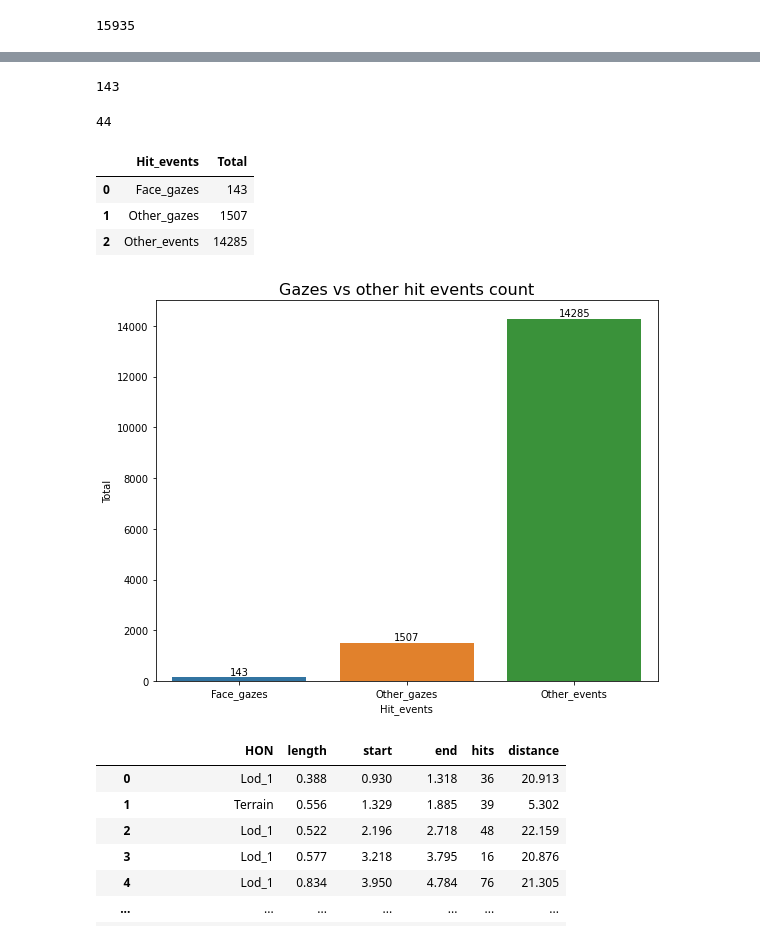
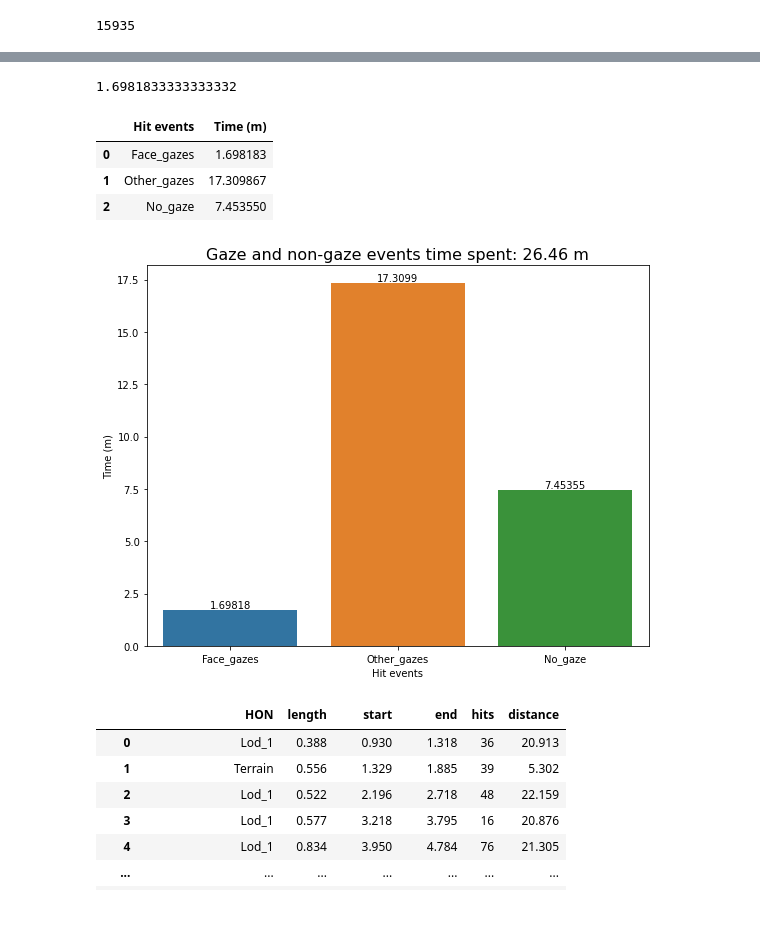
Before and after one commit to JohnMadrid/VillageBehavioralWalk, a Jupyter notebook: positions_filtering.ipynb, the cells around one changed output, grey strips where cells are left out. Cells and saved outputs as stored; diff of their text form; code cells hidden in the pictures.

```diff
--- a/positions_filtering.ipynb
+++ b/positions_filtering.ipynb
@@ -684,21 +688,23 @@ gaze
 face_cond = gaze['HON'].str.contains('face', regex=False, na=False)
 face_fixation = gaze[face_cond]
 face_size = face_fixation.index.size
-face_size
+face_fixation
+
+face_fixation['length'].sum() /60
 # %% [output]
-143
+1.6981833333333332
 # %%
-unique_face = pd.DataFrame(face_fixation['HON'].unique()) # 44 were unique faces
+unique_con = face_fixation['HON'].unique() # 44 were unique faces
 # face_fixation
-
-int(unique_face.index.size)
+unique_face = face_fixation[unique_con]
+unique_face
+# int(unique_face.index.size)
+# sum(unique_face['length']) / 60
-# %% [output]
-44
 # %%
-total_hits = int(len(hit_events_df.index))
-gazes = int(gaze.index.size)
-total_faces = int(face_fixation.index.size)
-unique_faces = int(unique_face.index.size)
+total_hits = sum(hit_events_df['length']) / 60
+gazes = sum(gaze['length']) / 60
+total_faces = sum(face_fixation['length']) / 60
+# unique_faces = int(unique_face.index.size)
 # %%
 # events_viz = pd.DataFrame({'Faces': [total_faces],
 #                            'Other Gazes': [gazes - unique_faces],
@@ -706,24 +712,24 @@ unique_faces = int(unique_face.index.size)
 #                           index=['Hit events'])
 # events_viz
 # %%
-events_viz = pd.DataFrame({'Hit_events': ['Face_gazes', 'Other_gazes', 'Other_events'],
-                           'Total': [total_faces, gazes - total_faces, total_hits - gazes]})
+events_viz = pd.DataFrame({'Hit events': ['Face_gazes', 'Other_gazes', 'No_gaze'],
+                           'Time (m)': [total_faces, gazes - total_faces, total_hits - gazes]})
 events_viz
 # %% [output]
-|  | Hit_events | Total |
-| 0 | Face_gazes | 143 |
-| 1 | Other_gazes | 1507 |
-| 2 | Other_events | 14285 |
+|  | Hit events | Time (m) |
+| 0 | Face_gazes | 1.698183 |
+| 1 | Other_gazes | 17.309867 |
+| 2 | No_gaze | 7.453550 |
 # %%
 fig, ax = plt.subplots(1,1, figsize=(9, 7))
 
-sns.barplot(y='Total',x='Hit_events', data=events_viz)
+sns.barplot(y='Time (m)',x='Hit events', data=events_viz)
 
 ax.bar_label(ax.containers[0],label_type='edge')
-ax.set_title('Gazes vs other hit events count', fontsize=16)
-plt.savefig("Images/hit_events_count.eps", format='eps', dpi=1200)
+ax.set_title('Gaze and non-gaze events time spent: '+ str(round(events_viz['Time (m)'].sum(), 2)) + ' m', fontsize=16)
+plt.savefig("Images/hit_events_time_spent.eps", format='eps', dpi=1200)
 # %% [output]
-[figure, old version]
+[figure, new version]
 # %%
 gaze_z_scores = scipy.stats.zscore(gaze[['distance']])
 gaze_abs_zscores = np.abs(gaze_z_scores)
```
Also changed, not shown: parts of 5 cells of this notebook, 2 other files.
